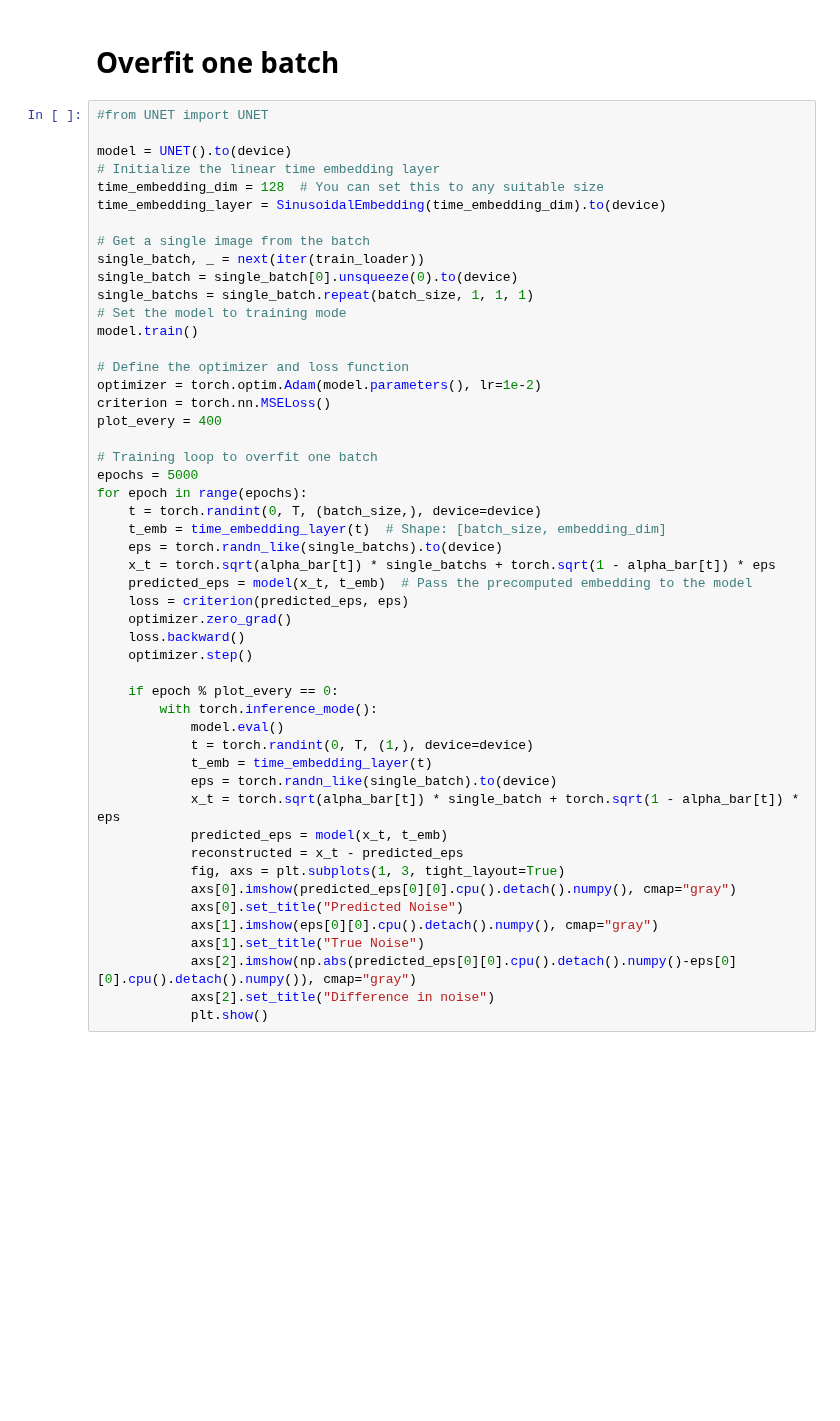
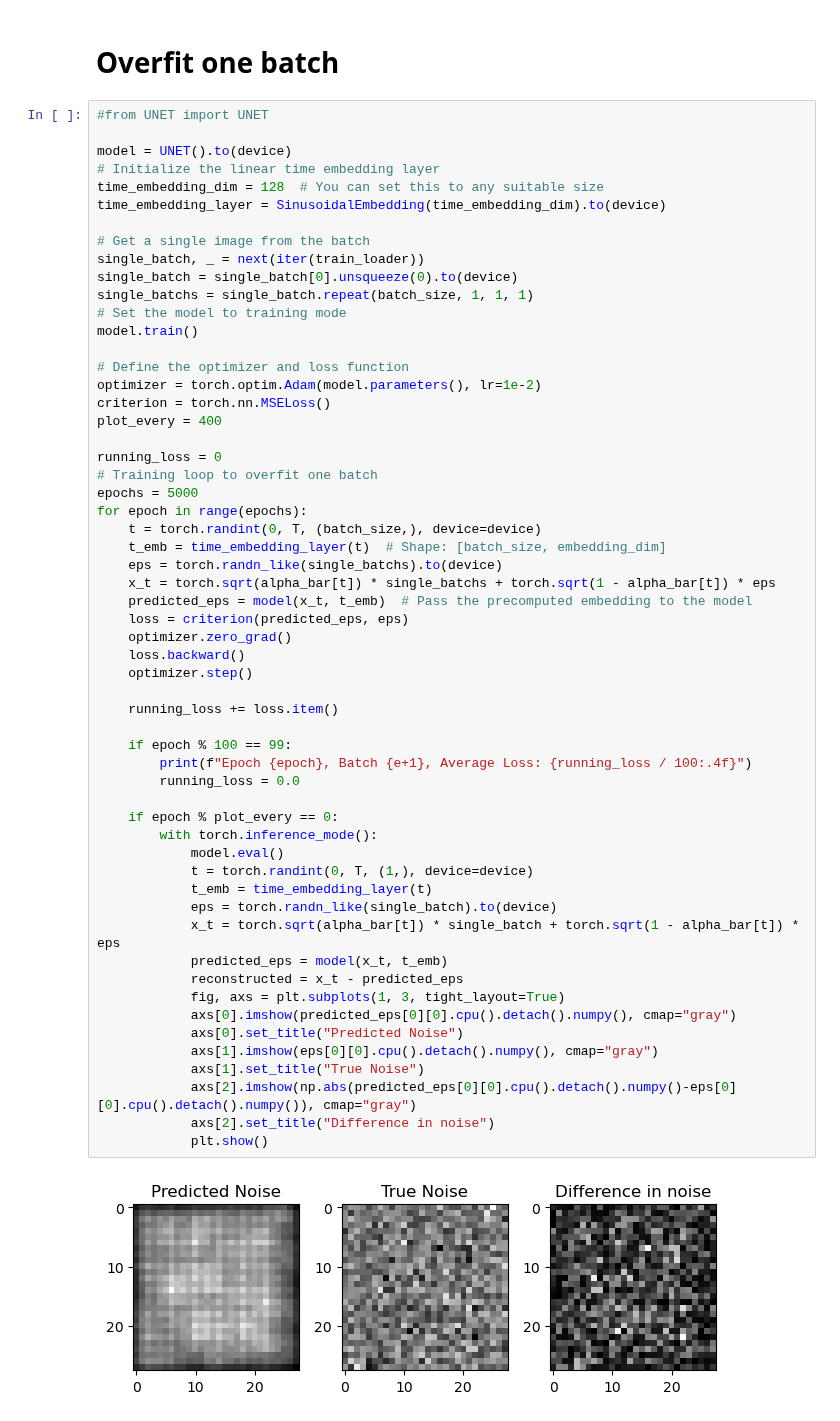
Before and after one commit to markus1573/Deep-learning-projekt, a Jupyter notebook: Training-Markus.ipynb, the cells around one changed output. Drawn from its saved outputs; the diff is of its cells as text; blank space fills up the shorter version.

```diff
--- a/Training-Markus.ipynb
+++ b/Training-Markus.ipynb
@@ -298,33 +320,42 @@ optimizer = torch.optim.Adam(model.parameters(), lr=1e-2)
 criterion = torch.nn.MSELoss()
 plot_every = 400
 
+running_loss = 0
 # Training loop to overfit one batch
 epochs = 5000
 for epoch in range(epochs):
     t = torch.randint(0, T, (batch_size,), device=device)
     t_emb = time_embedding_layer(t)  # Shape: [batch_size, embedding_dim]
     eps = torch.randn_like(single_batchs).to(device)
     x_t = torch.sqrt(alpha_bar[t]) * single_batchs + torch.sqrt(1 - alpha_bar[t]) * eps
     predicted_eps = model(x_t, t_emb)  # Pass the precomputed embedding to the model
     loss = criterion(predicted_eps, eps)
     optimizer.zero_grad()
     loss.backward()
     optimizer.step()
+
+    running_loss += loss.item()
+
+    if epoch % 100 == 99:
+        print(f"Epoch {epoch}, Batch {e+1}, Average Loss: {running_loss / 100:.4f}")
+        running_loss = 0.0
 
     if epoch % plot_every == 0:
         with torch.inference_mode():
             model.eval()
             t = torch.randint(0, T, (1,), device=device)
             t_emb = time_embedding_layer(t)
             eps = torch.randn_like(single_batch).to(device)
             x_t = torch.sqrt(alpha_bar[t]) * single_batch + torch.sqrt(1 - alpha_bar[t]) * eps
             predicted_eps = model(x_t, t_emb)
             reconstructed = x_t - predicted_eps
             fig, axs = plt.subplots(1, 3, tight_layout=True)
             axs[0].imshow(predicted_eps[0][0].cpu().detach().numpy(), cmap="gray")
             axs[0].set_title("Predicted Noise")
             axs[1].imshow(eps[0][0].cpu().detach().numpy(), cmap="gray")
             axs[1].set_title("True Noise")
             axs[2].imshow(np.abs(predicted_eps[0][0].cpu().detach().numpy()-eps[0][0].cpu().detach().numpy()), cmap="gray")
             axs[2].set_title("Difference in noise")
             plt.show()
+# %% [output]
+[figure, added]
```
Also changed, not shown: parts of 6 cells of this notebook, 1 other file.
